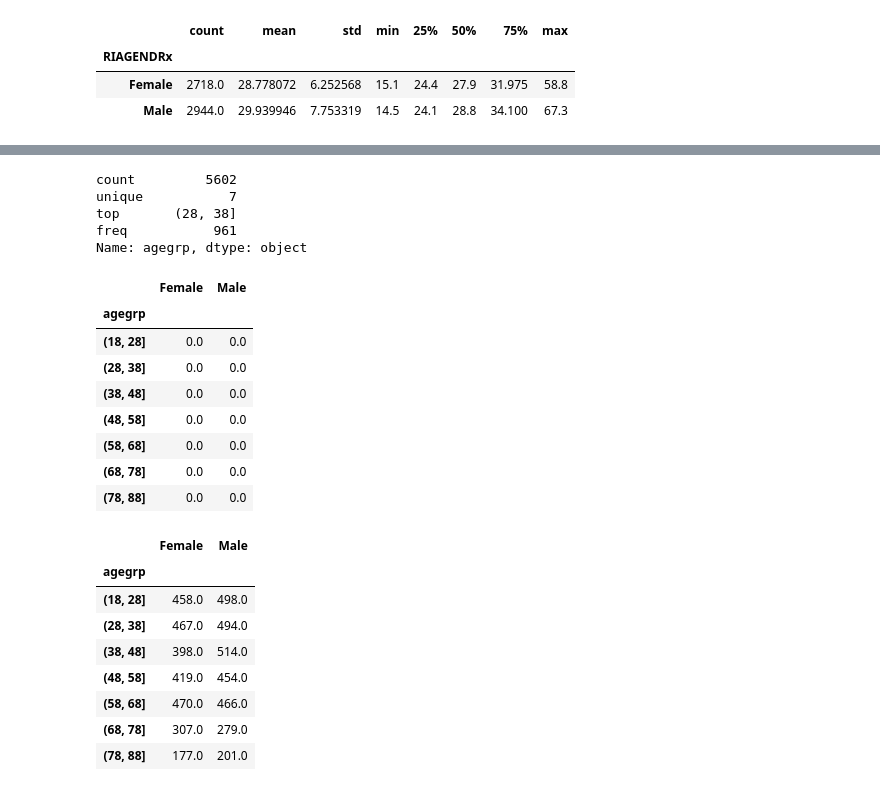
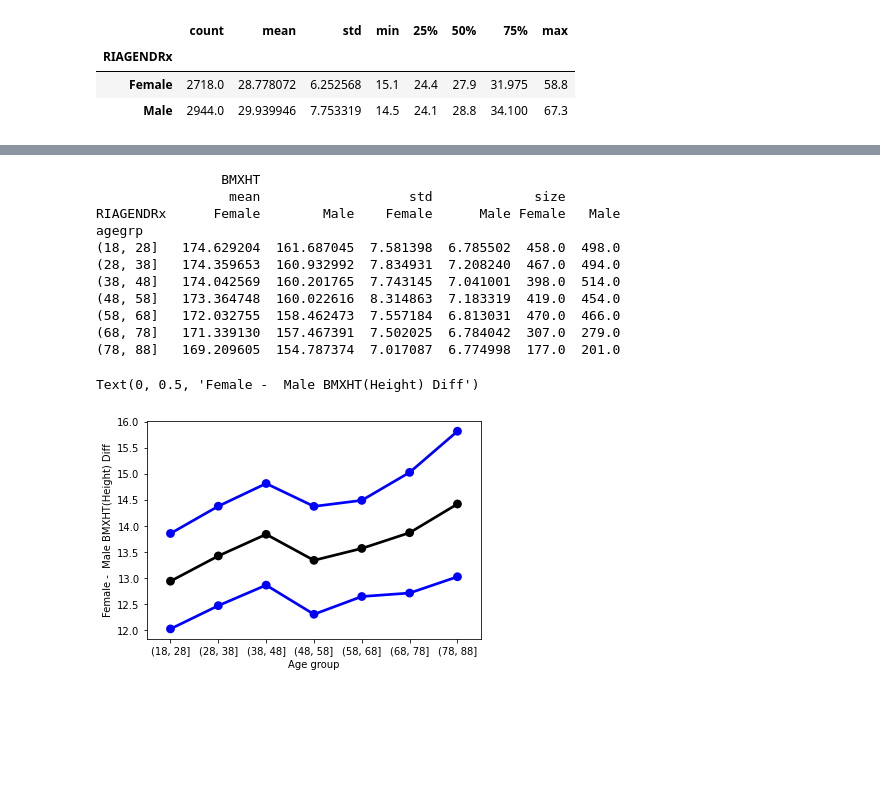
Before and after one commit to arpitsharma27/PythonPractice, a Jupyter notebook: UniversityOf_Michigan_InferentialStatistical_Week2_LabExercises.ipynb, the cells around one changed output, grey strips where cells are left out. Saved outputs shown, nothing was run; the diff lists cells and outputs as text; code cells hidden in the pictures; blank space fills up the shorter version.

```diff
--- a/UniversityOf_Michigan_InferentialStatistical_Week2_LabExercises.ipynb
+++ b/UniversityOf_Michigan_InferentialStatistical_Week2_LabExercises.ipynb
@@ -965,32 +910,39 @@ da.groupby(['agegrp','RIAGENDRx']).BMXBMI.describe()
-# %%
-da.agegrp.describe()
-# %% [output]
-count         5602
-unique           7
-top       (28, 38]
-freq           961
-Name: agegrp, dtype: object
-# %%
-pr
-# %% [output]
-|  | Female | Male |
-| agegrp |  |  |
-| (18, 28] | 0.0 | 0.0 |
-| (28, 38] | 0.0 | 0.0 |
-| (38, 48] | 0.0 | 0.0 |
-| (48, 58] | 0.0 | 0.0 |
-| (58, 68] | 0.0 | 0.0 |
-| (68, 78] | 0.0 | 0.0 |
-| (78, 88] | 0.0 | 0.0 |
-# %%
-dn
-# %% [output]
-|  | Female | Male |
-| agegrp |  |  |
-| (18, 28] | 458.0 | 498.0 |
-| (28, 38] | 467.0 | 494.0 |
-| (38, 48] | 398.0 | 514.0 |
-| (48, 58] | 419.0 | 454.0 |
-| (58, 68] | 470.0 | 466.0 |
-| (68, 78] | 307.0 | 279.0 |
-| (78, 88] | 177.0 | 201.0 |
+# %%
+da['agegrp']=pd.cut(da.RIDAGEYR,[18,28,38,48,58,68,78,88])
+pr=da.groupby(['agegrp','RIAGENDRx']).agg({'BMXHT': [np.mean, np.std, np.size]}).unstack()
+print(pr)
+
+#Calculate the SEM for females and for males within each age band
+pr['BMXHT',"sem",'Female']=pr['BMXHT','std','Female']/np.sqrt(pr['BMXHT',"size",'Female'])
+pr['BMXHT',"sem",'Male']  =pr['BMXHT','std','Male']  /np.sqrt(pr['BMXHT',"size",'Male'])
+
+
+# Calculate the mean difference of BMI between females and males within each age band, also calculate
+# its SE and the Lower and Upper limits of its 95% CI
+pr["BMXHT","mean_diff", ""] = pr["BMXHT", "mean", "Female"] - pr["BMXHT", "mean" ,"Male"]
+pr["BMXHT","sem_diff", ""] = np.sqrt(pr["BMXHT" ,"sem", "Female"]**2+pr["BMXHT" ,"sem", "Male"]**2)
+pr['BMXHT', "lcb_diff", ""] = pr["BMXHT","mean_diff", ""] - 1.96 * pr["BMXHT" , "sem_diff", ""]
+pr['BMXHT', "ucb_diff", ""] = pr["BMXHT","mean_diff", ""] + 1.96 * pr["BMXHT" , "sem_diff", ""]
+
+# Plot the mean difference in black and the confidence limits in blue.
+x=np.arange(pr.shape[0])
+pp = sns.pointplot(x,pr["BMXHT", "mean_diff", ""], color='black')
+sns.pointplot(x,pr["BMXHT", "lcb_diff", ""], color='blue')
+sns.pointplot(x,pr["BMXHT", "ucb_diff", ""], color='blue')
+pp.set_xticklabels(pr.index)
+pp.set_xlabel("Age group")
+pp.set_ylabel("Female -  Male BMXHT(Height) Diff")
+# %% [output]
+                BMXHT
+                 mean                   std             size
+RIAGENDRx      Female        Male    Female      Male Female   Male
+agegrp
+(18, 28]   174.629204  161.687045  7.581398  6.785502  458.0  498.0
+(28, 38]   174.359653  160.932992  7.834931  7.208240  467.0  494.0
+(38, 48]   174.042569  160.201765  7.743145  7.041001  398.0  514.0
+(48, 58]   173.364748  160.022616  8.314863  7.183319  419.0  454.0
+(58, 68]   172.032755  158.462473  7.557184  6.813031  470.0  466.0
+(68, 78]   171.339130  157.467391  7.502025  6.784042  307.0  279.0
+(78, 88]   169.209605  154.787374  7.017087  6.774998  177.0  201.0
+Text(0, 0.5, 'Female -  Male BMXHT(Height) Diff')
+[figure, added]
```
Also changed, not shown: parts of 2 cells of this notebook.
